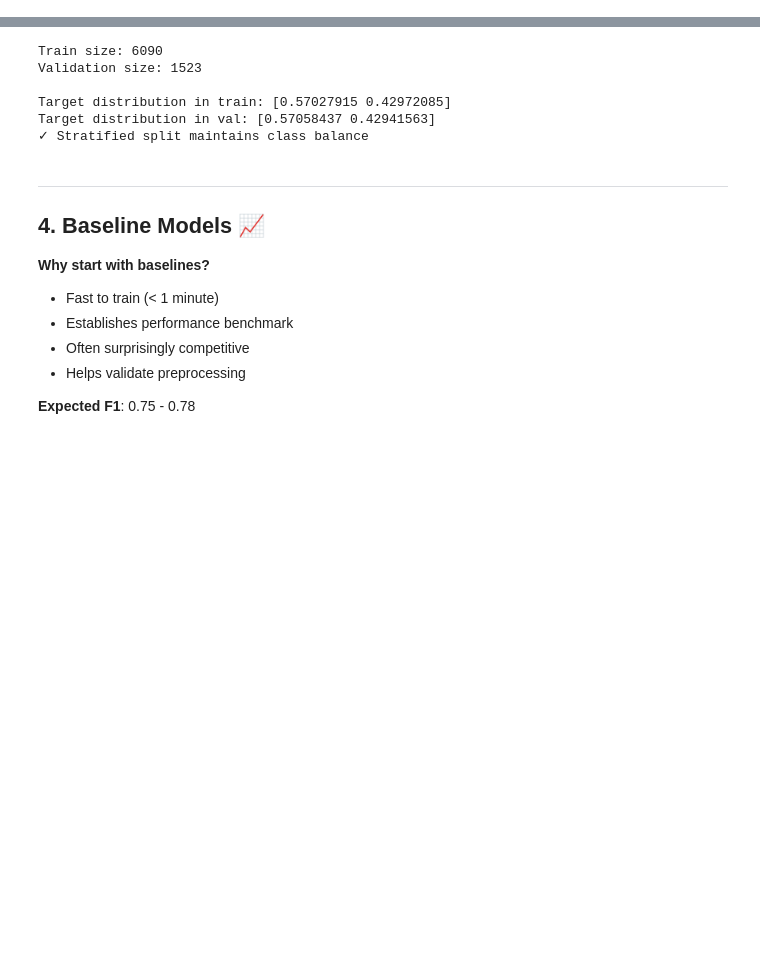
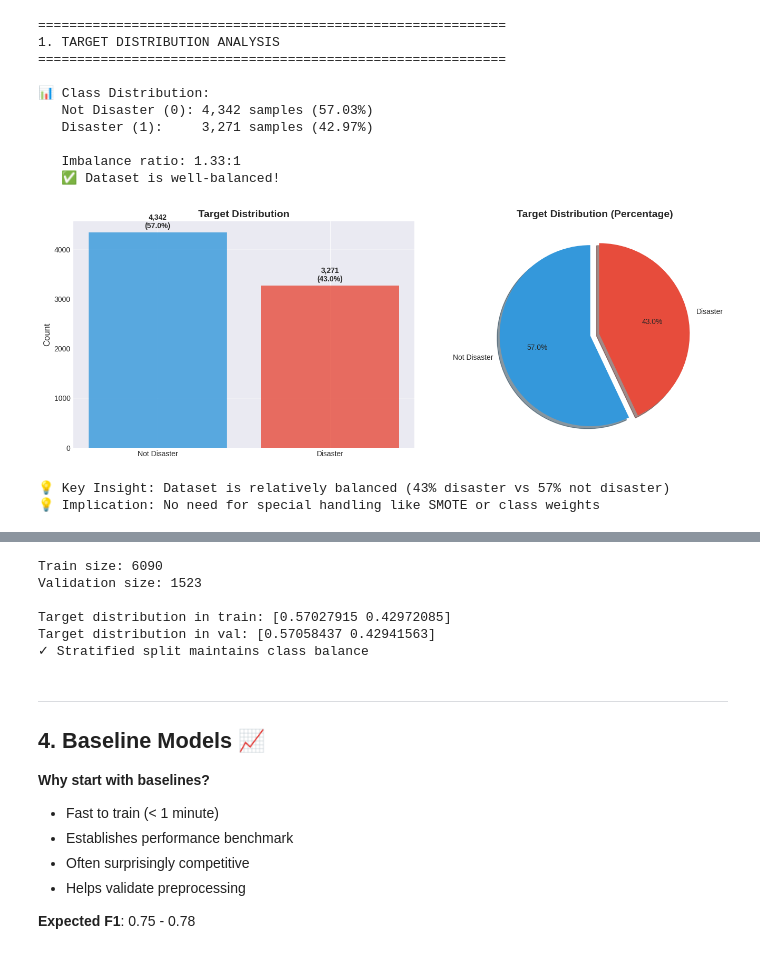
Before and after one commit to RockDeng110/Natural-Language-Processing-with-Disaster-Tweets, a Jupyter notebook: notebooks/00_complete_workflow_simple.ipynb, the cells around one changed output, grey strips where cells are left out. Saved outputs shown, nothing was run; the diff lists cells and outputs as text; code cells hidden in the pictures; blank space fills up the shorter version.

```diff
--- a/notebooks/00_complete_workflow_simple.ipynb
+++ b/notebooks/00_complete_workflow_simple.ipynb
@@ -277,0 +344,61 @@ id             0
+# %%
+# EDA 1: 目标分布分析（数据集是否平衡？）
+print("=" * 60)
+print("1. TARGET DISTRIBUTION ANALYSIS")
+print("=" * 60)
+
+# 目标分布统计
+target_counts = train_df['target'].value_counts().sort_index()
+print("\n📊 Class Distribution:")
+print(f"   Not Disaster (0): {target_counts[0]:,} samples ({target_counts[0]/len(train_df):.2%})")
+print(f"   Disaster (1):     {target_counts[1]:,} samples ({target_counts[1]/len(train_df):.2%})")
+
+# 计算不平衡比率
+imbalance_ratio = target_counts.max() / target_counts.min()
+print(f"\n   Imbalance ratio: {imbalance_ratio:.2f}:1")
+
+if imbalance_ratio < 1.5:
+    print("   ✅ Dataset is well-balanced!")
+elif imbalance_ratio < 3:
+    print("   ⚠️  Slight imbalance, but acceptable")
+else:
+    print("   ❌ Significant class imbalance - consider resampling or class weights")
+
+# 可视化
+fig, axes = plt.subplots(1, 2, figsize=(14, 5))
+
+# 柱状图
+axes[0].bar(['Not Disaster', 'Disaster'], target_counts, color=['#3498db', '#e74c3c'], alpha=0.8)
+axes[0].set_ylabel('Count', fontsize=12)
+axes[0].set_title('Target Distribution', fontsize=14, fontweight='bold')
+axes[0].grid(axis='y', alpha=0.3)
+for i, (label, count) in enumerate(zip(['Not Disaster', 'Disaster'], target_counts)):
+    axes[0].text(i, count + 50, f'{count:,}\n({count/len(train_df):.1%})',
+                 ha='center', va='bottom', fontweight='bold')
+
+# 饼图
+colors = ['#3498db', '#e74c3c']
+explode = (0.05, 0.05)
+axes[1].pie(target_counts, labels=['Not Disaster', 'Disaster'], autopct='%1.1f%%',
+            colors=colors, explode=explode, shadow=True, startangle=90)
+axes[1].set_title('Target Distribution (Percentage)', fontsize=14, fontweight='bold')
+
+plt.tight_layout()
+plt.show()
+
+print("\n💡 Key Insight: Dataset is relatively balanced (43% disaster vs 57% not disaster)")
+print("💡 Implication: No need for special handling like SMOTE or class weights")
+# %% [output]
+============================================================
+1. TARGET DISTRIBUTION ANALYSIS
+============================================================
+
+📊 Class Distribution:
+   Not Disaster (0): 4,342 samples (57.03%)
+   Disaster (1):     3,271 samples (42.97%)
+
+   Imbalance ratio: 1.33:1
+   ✅ Dataset is well-balanced!
+[figure, added]
+💡 Key Insight: Dataset is relatively balanced (43% disaster vs 57% not disaster)
+💡 Implication: No need for special handling like SMOTE or class weights
```
Also changed, not shown: parts of 83 cells of this notebook.
